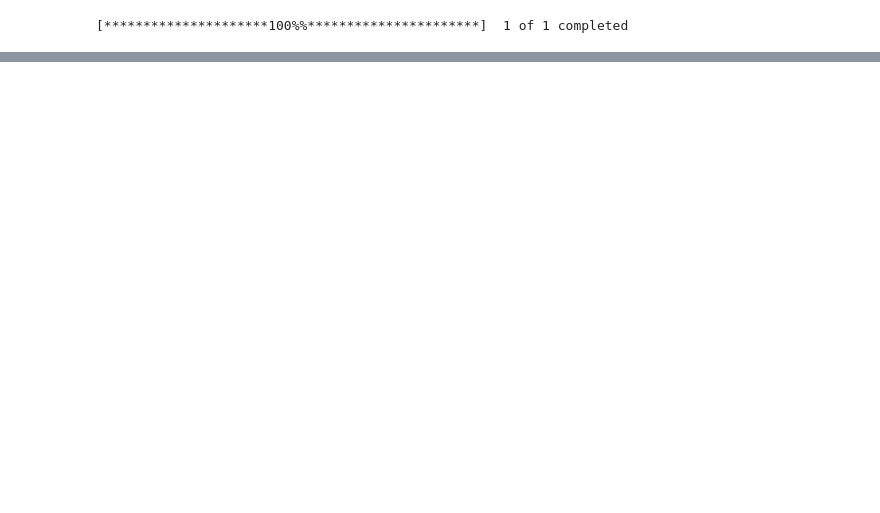
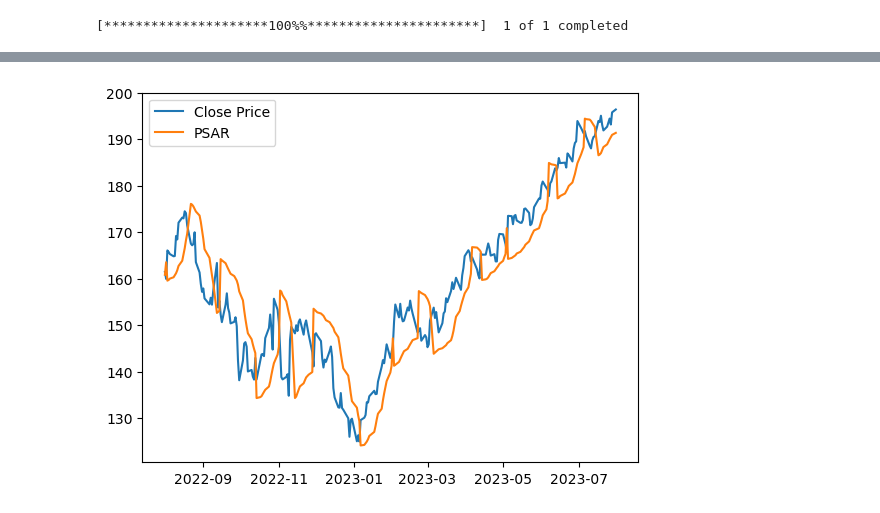
Before and after one commit to ansingh16/risk-management, a Jupyter notebook: Stock_analysis.ipynb, the cells around one changed output, grey strips where cells are left out. Saved outputs shown, nothing was run; the diff lists cells and outputs as text; code cells hidden in the pictures; blank space fills up the shorter version.

Commit message:
started machine learning approach to risk management

```diff
--- a/Stock_analysis.ipynb
+++ b/Stock_analysis.ipynb
@@ -198,7 +200,7 @@ yfin.pdr_override()
 tech_stocks = 'AAPL'
 
 # Set the date range for the historical data
-start_date = '2023-06-01'
+start_date = '2022-08-01'
 end_date = '2023-08-01'
 
 # Download historical stock data for each stock
@@ -268,0 +211,81 @@ Text(0.5, 1.0, 'AAPL')
+# %%
+def calculate_psar(data,init_af, max_af,af_step):
+
+    data['PSAR'] = 0.0 # parabolic SAR value
+    data['EP'] = 0.0 # extreme point value
+    data['AF'] = init_af # acceleration factor value
+    data['Trend'] = 0 # trend direction (1 for up, 0 for down)
+
+
+    # Set the first PSAR value to the first low value
+    data['PSAR'].iat[0] = data['Low'].iloc[0]
+
+    # Set the first EP value to the first high value
+    data['EP'].iat[0]  = data['High'].iloc[0]
+
+    # Set the first trend direction to up
+    data['Trend'].iat[0]  = 1
+
+    # Loop through the rest of the data
+    for i in range(1, data.shape[0]):
+
+        # Get the previous and current values
+        psar_ip = data['PSAR'].iat[i-1]
+        ep_ip = data['EP'].iat[i-1]
+        af_ip = data['AF'].iat[i-1]
+        trend_ip = data['Trend'].iat[i-1]
+        high_i = data['High'].iat[i]
+        low_i = data['Low'].iat[i]
+
+        # Calculate the next PSAR value based on the trend direction and the formula
+        if trend_ip == 1: # up trend
+            next_psar = psar_ip + af_ip * (ep_ip - psar_ip)
+        else: # down trend
+            next_psar = psar_ip - af_ip * (psar_ip - ep_ip)
+
+        # Reverse the trend direction if the next PSAR value is beyond the current high or low
+        if trend_ip == 1 and next_psar > low_i: # up trend reversal
+            next_trend = 0 # down trend
+            next_psar = ep_ip # set PSAR to previous EP
+            next_ep = low_i # set EP to current low
+            next_af = init_af # reset AF to initial value
+        elif trend_ip == 0 and next_psar < high_i: # down trend reversal
+            next_trend = 1 # up trend
+            next_psar = ep_ip # set PSAR to previous EP
+            next_ep = high_i # set EP to current high
+            next_af = init_af # reset AF to initial value
+        else: # no trend reversal
+            next_trend = trend_ip # keep the same trend direction
+
+            # Update the EP and AF values based on the trend direction and the current high or low
+            if next_trend == 1 and high_i > ep_ip: # new high in up trend
+                next_ep = high_i # set EP to current high
+                next_af = min(af_ip + af_step, max_af) # increase AF by step up to maximum value
+            elif next_trend == 0 and low_i < ep_ip: # new low in down trend
+                next_ep = low_i # set EP to current low
+                next_af = min(af_ip + af_step, max_af) # increase AF by step up to maximum value
+            else: # no new extreme point
+                next_ep = ep_ip # keep the same EP value
+                next_af = af_ip # keep the same AF value
+
+        # Assign the next values to the data frame
+        data['PSAR'].iat[i] = next_psar
+        data['EP'].iat[i] = next_ep
+        data['AF'].iat[i] = next_af
+        data['Trend'].iat[i] = next_trend
+
+    return data
+
+init_af = 0.02 # initial acceleration factor
+max_af = 0.2 # maximum acceleration factor
+af_step = 0.02 # acceleration factor step
+
+stocks = calculate_psar(stocks, init_af, max_af, af_step)
+
+fig,ax = plt.subplots(1,1)
+ax.plot(stocks['Close'], label='Close Price')
+ax.plot(stocks['PSAR'], label='PSAR')
+ax.legend()
+plt.show()
+# %% [output]
+[figure, added]
```
Also changed, not shown: parts of 8 cells of this notebook, 2 other files.
